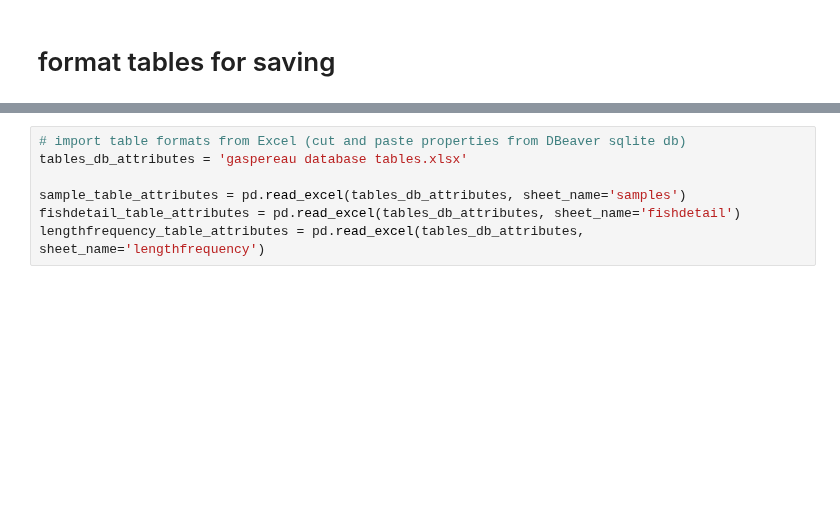
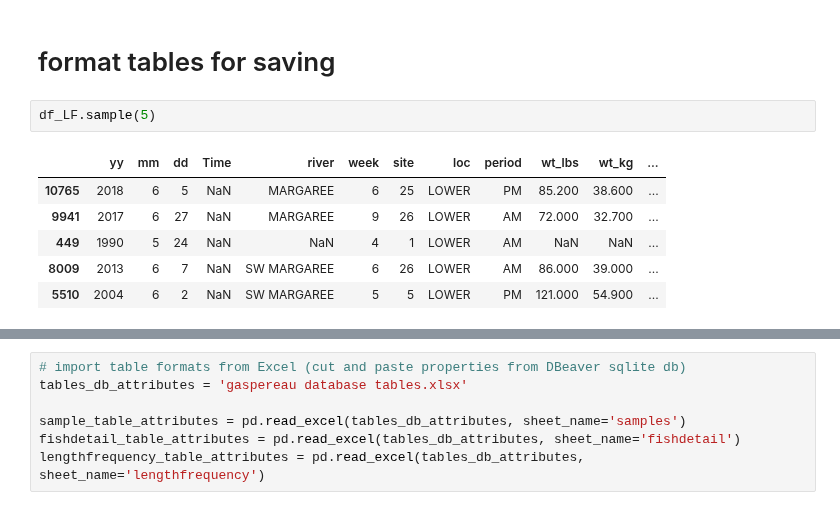
Before and after one commit to dfo-gulf-science/Gaspereau, a Jupyter notebook: 8. Data Wrangling - matching and creating tables.ipynb, the cells around one changed output, grey strips where cells are left out. Saved outputs shown, nothing was run; the diff lists cells and outputs as text; blank space fills up the shorter version.

```diff
--- a/8. Data Wrangling - matching and creating tables.ipynb
+++ b/8. Data Wrangling - matching and creating tables.ipynb
@@ -306,2 +327,11 @@ df_FD.sample(10)
 # %% [markdown]
 # format tables for saving
+# %%
+df_LF.sample(5)
+# %% [output]
+|  | yy | mm | dd | Time | river | week | site | loc | period | wt_lbs | wt_kg | ... |
+| 10765 | 2018 | 6 | 5 | NaN | MARGAREE | 6 | 25 | LOWER | PM | 85.200 | 38.600 | ... |
+| 9941 | 2017 | 6 | 27 | NaN | MARGAREE | 9 | 26 | LOWER | AM | 72.000 | 32.700 | ... |
+| 449 | 1990 | 5 | 24 | NaN | NaN | 4 | 1 | LOWER | AM | NaN | NaN | ... |
+| 8009 | 2013 | 6 | 7 | NaN | SW MARGAREE | 6 | 26 | LOWER | AM | 86.000 | 39.000 | ... |
+| 5510 | 2004 | 6 | 2 | NaN | SW MARGAREE | 5 | 5 | LOWER | PM | 121.000 | 54.900 | ... |
```
Also changed, not shown: parts of 31 cells of this notebook.
